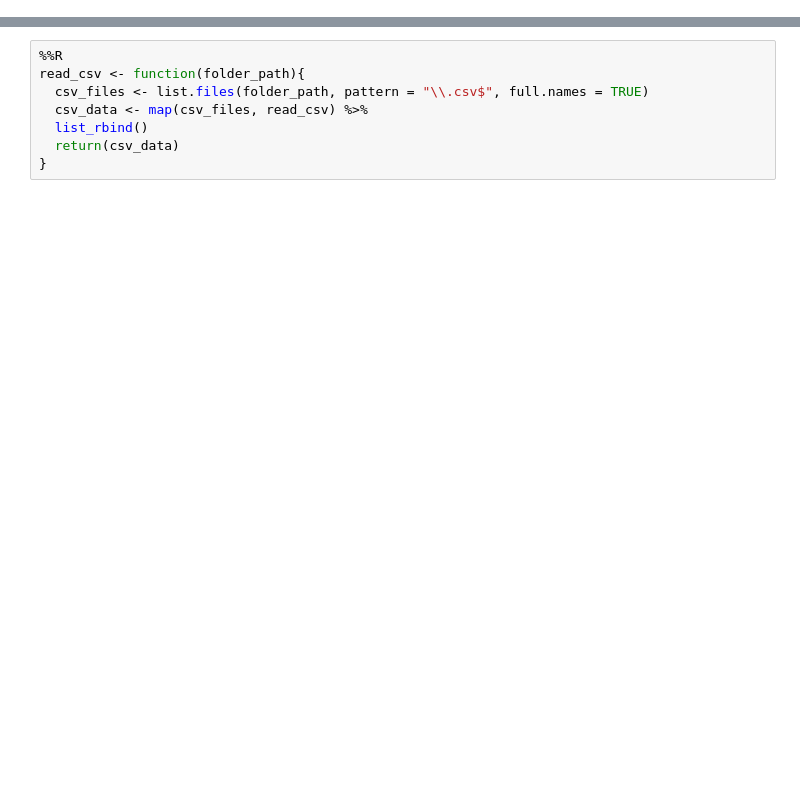
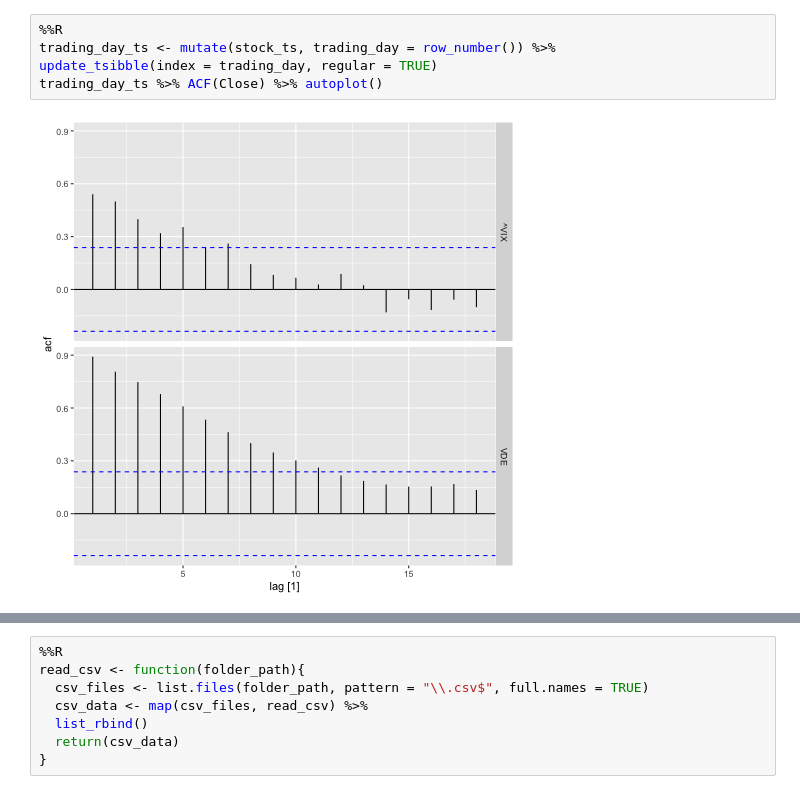
Before and after one commit to Gloried213/ECON138-Final-Paper, a Jupyter notebook: notebooks/Outline.Ipynb, the cells around one changed output, grey strips where cells are left out. Cells and saved outputs as stored; diff of their text form; blank space fills up the shorter version.

```diff
--- a/notebooks/Outline.Ipynb
+++ b/notebooks/Outline.Ipynb
@@ -17,0 +56,7 @@ Loading required package: pacman
+# %%
+%%R
+trading_day_ts <- mutate(stock_ts, trading_day = row_number()) %>%
+update_tsibble(index = trading_day, regular = TRUE)
+trading_day_ts %>% ACF(Close) %>% autoplot()
+# %% [output]
+[figure, added]
```
Also changed, not shown: parts of 8 cells of this notebook, 22 other files.
